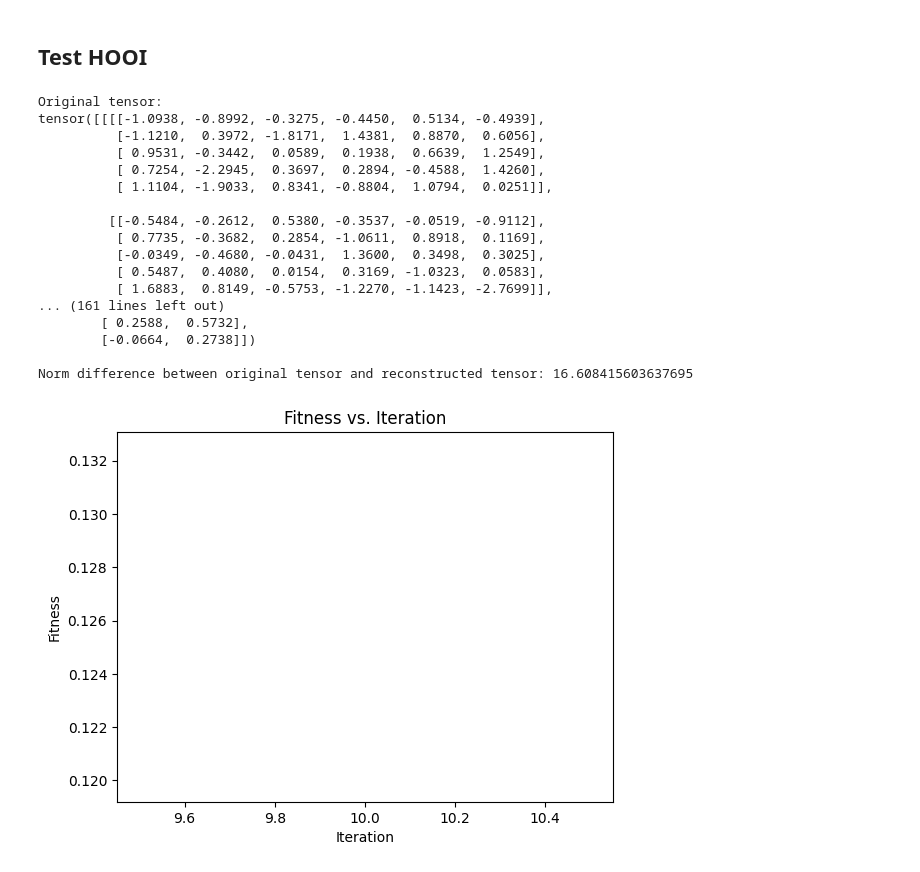
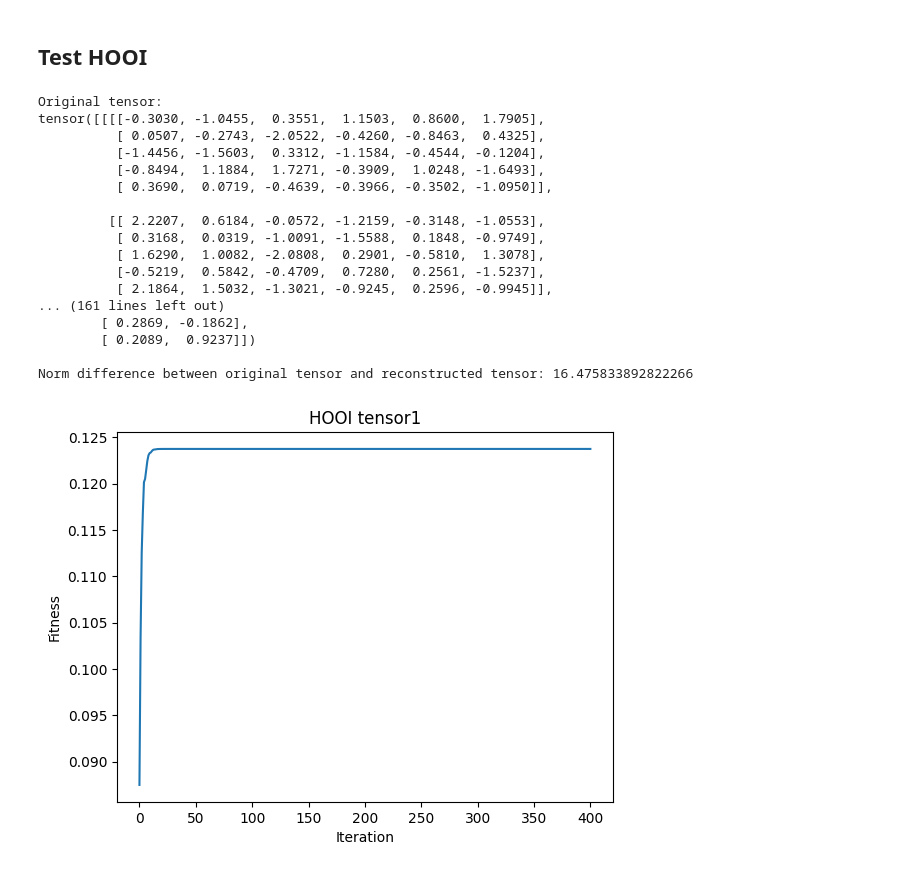
Before and after one commit to DineshAvulaMohanaDurga/Tensors-term-paper, a Jupyter notebook: test1_HOOI.ipynb, the cells around one changed output. Saved outputs shown, nothing was run; the diff lists cells and outputs as text; code cells hidden in the pictures.

Commit message:
plot added

```diff
--- a/test1_HOOI.ipynb
+++ b/test1_HOOI.ipynb
@@ -158,6 +158,15 @@ def Tucker_ALS(T,R, max_iter=100, tol=1e-20):
     # Initialize the factor matrices with HOSVD
     A = HOSVD(T, R)
     A_T = [A[i].T for i in range(len(A))]
+
+    # Fitness array
+    fitness_arr = []
+    # Initial fitness
+    eqn = einsum_equation(T)
+    G = torch.einsum(eqn, T, *A_T)
+    fitness = 1 - torch.norm(T - torch.einsum(eqn, G, *A))/torch.norm(T)
+    fitness_arr.append(fitness)
+
 
     # Iterate until convergence
     for iter in range(max_iter):
@@ -183,6 +192,11 @@ def Tucker_ALS(T,R, max_iter=100, tol=1e-20):
             A[n] = An
             A_T[n] = An.T
 
+            # Calculate fitness for each iteration
+            G = torch.einsum(eqn, T, *A_T)
+            fitness = 1 - torch.norm(T - torch.einsum(eqn, G, *A))/torch.norm(T)
+            fitness_arr.append(fitness)
+
         # Check for convergence
         if all(torch.norm(A[i] - prev_factors[i]) < tol for i in range(T.dim())):
             print(f"Converged at iteration {iter}")
@@ -191,7 +205,7 @@ def Tucker_ALS(T,R, max_iter=100, tol=1e-20):
     # Compute the core tensor after Tucker decomposition
     G = torch.einsum(eqn, T, *A_T)
 
-    return G, A
+    return G, A, fitness_arr
 # %% [markdown]
 ## Test HOOI
 # %%
@@ -226,7 +240,7 @@ print("\nNorm difference between original tensor and reconstructed tensor: {}".f
 Tucker Decomposition using Tucker_ALS
 """
 print("\nTucker Decomposition using Tucker_ALS:")
-G, A = Tucker_ALS(tensor, ranks)
+G, A, fitness_arr = Tucker_ALS(tensor, ranks)
 
 # Print the resulting core tensor and factor matrices
 print("Core tensor Shape:", G.shape)
@@ -242,31 +256,29 @@ eqn = einsum_equation(tensor)
 print(f"\nNorm difference between original tensor and reconstructed tensor: {torch.norm(tensor - torch.einsum(eqn, G, *A))}")
 # %% [output]
 Original tensor:
-tensor([[[[-1.0938, -0.8992, -0.3275, -0.4450,  0.5134, -0.4939],
-          [-1.1210,  0.3972, -1.8171,  1.4381,  0.8870,  0.6056],
-          [ 0.9531, -0.3442,  0.0589,  0.1938,  0.6639,  1.2549],
-          [ 0.7254, -2.2945,  0.3697,  0.2894, -0.4588,  1.4260],
-          [ 1.1104, -1.9033,  0.8341, -0.8804,  1.0794,  0.0251]],
+tensor([[[[-0.3030, -1.0455,  0.3551,  1.1503,  0.8600,  1.7905],
+          [ 0.0507, -0.2743, -2.0522, -0.4260, -0.8463,  0.4325],
+          [-1.4456, -1.5603,  0.3312, -1.1584, -0.4544, -0.1204],
+          [-0.8494,  1.1884,  1.7271, -0.3909,  1.0248, -1.6493],
+          [ 0.3690,  0.0719, -0.4639, -0.3966, -0.3502, -1.0950]],
 
-         [[-0.5484, -0.2612,  0.5380, -0.3537, -0.0519, -0.9112],
-          [ 0.7735, -0.3682,  0.2854, -1.0611,  0.8918,  0.1169],
-          [-0.0349, -0.4680, -0.0431,  1.3600,  0.3498,  0.3025],
-          [ 0.5487,  0.4080,  0.0154,  0.3169, -1.0323,  0.0583],
-          [ 1.6883,  0.8149, -0.5753, -1.2270, -1.1423, -2.7699]],
+         [[ 2.2207,  0.6184, -0.0572, -1.2159, -0.3148, -1.0553],
+          [ 0.3168,  0.0319, -1.0091, -1.5588,  0.1848, -0.9749],
+          [ 1.6290,  1.0082, -2.0808,  0.2901, -0.5810,  1.3078],
+          [-0.5219,  0.5842, -0.4709,  0.7280,  0.2561, -1.5237],
+          [ 2.1864,  1.5032, -1.3021, -0.9245,  0.2596, -0.9945]],
 ... (161 lines left out)
-        [ 0.2588,  0.5732],
-        [-0.0664,  0.2738]])
+        [ 0.2869, -0.1862],
+        [ 0.2089,  0.9237]])
 
-Norm difference between original tensor and reconstructed tensor: 16.608415603637695
+Norm difference between original tensor and reconstructed tensor: 16.475833892822266
 # %%
 #Now plot
-
-fitness=1 - torch.norm(tensor - torch.einsum(eqn, G, *A))/torch.norm(tensor)
-itera=10
-plt.plot(itera, fitness)
+itera=[i for i in range(len(fitness_arr))]
+plt.plot(itera, fitness_arr)
 plt.xlabel('Iteration')
 plt.ylabel('Fitness')
-plt.title('Fitness vs. Iteration')
+plt.title('HOOI tensor1')
 plt.show()
 # %% [output]
-[figure, old version]
+[figure, new version]
```
Also changed, not shown: 2 other files.
